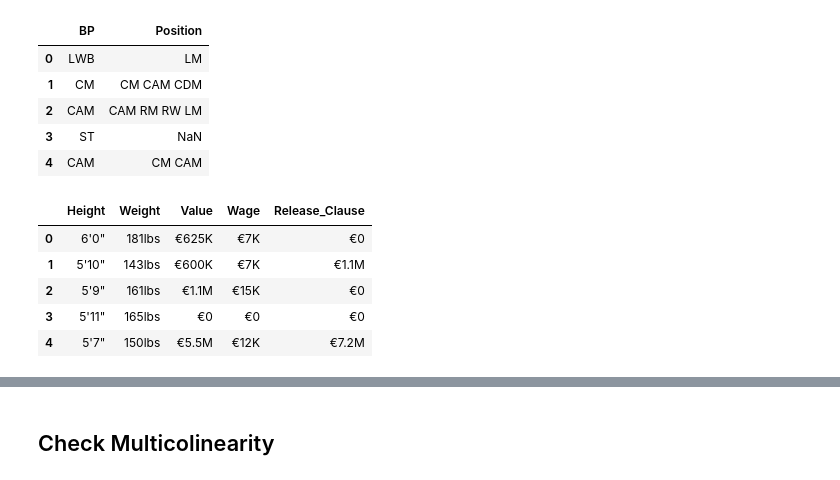
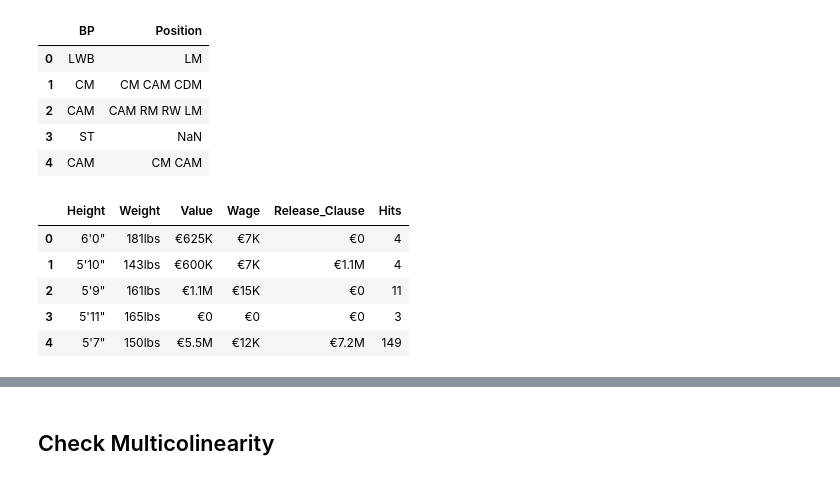
Before and after one commit to suphawadeeth/Data-Analytics-Ironhack, a Jupyter notebook: mini-project/fifa-mini-project.ipynb, the cells around one changed output, grey strips where cells are left out. Drawn from its saved outputs; the diff is of its cells as text; code cells hidden in the pictures.

```diff
--- a/mini-project/fifa-mini-project.ipynb
+++ b/mini-project/fifa-mini-project.ipynb
@@ -67,12 +49,13 @@ cat.head()
 # %%
 # get numerical columns and change values from string to integer
 
-num = categorical[["Height", "Weight", "Value", "Wage", "Release_Clause"]]
+num = categorical[[
+    "Height", "Weight", "Value", "Wage", "Release_Clause", "Hits"]]
 num.head()
 # %% [output]
-|  | Height | Weight | Value | Wage | Release_Clause |
-| 0 | 6'0" | 181lbs | €625K | €7K | €0 |
-| 1 | 5'10" | 143lbs | €600K | €7K | €1.1M |
-| 2 | 5'9" | 161lbs | €1.1M | €15K | €0 |
-| 3 | 5'11" | 165lbs | €0 | €0 | €0 |
-| 4 | 5'7" | 150lbs | €5.5M | €12K | €7.2M |
+|  | Height | Weight | Value | Wage | Release_Clause | Hits |
+| 0 | 6'0" | 181lbs | €625K | €7K | €0 | 4 |
+| 1 | 5'10" | 143lbs | €600K | €7K | €1.1M | 4 |
+| 2 | 5'9" | 161lbs | €1.1M | €15K | €0 | 11 |
+| 3 | 5'11" | 165lbs | €0 | €0 | €0 | 3 |
+| 4 | 5'7" | 150lbs | €5.5M | €12K | €7.2M | 149 |
```
Also changed, not shown: parts of 35 cells of this notebook.
